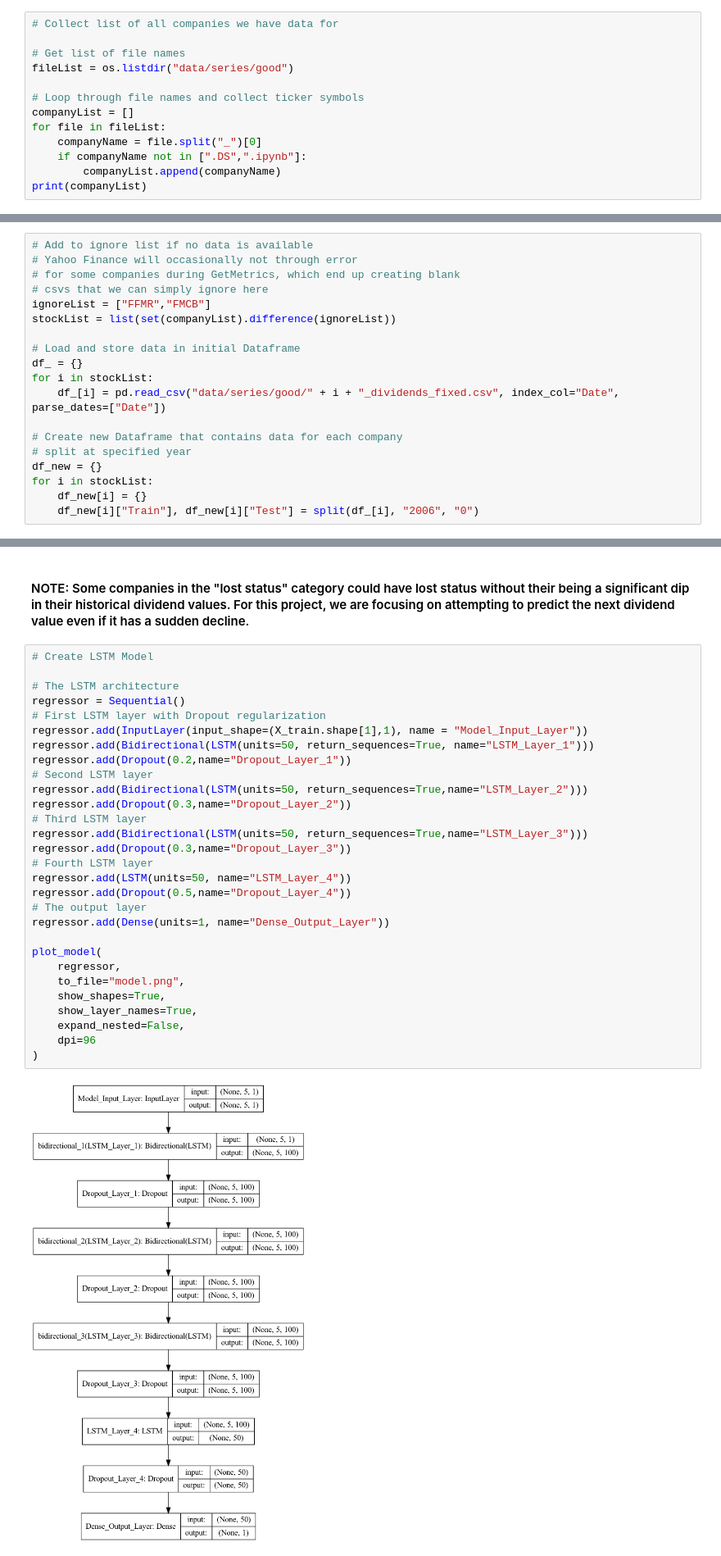
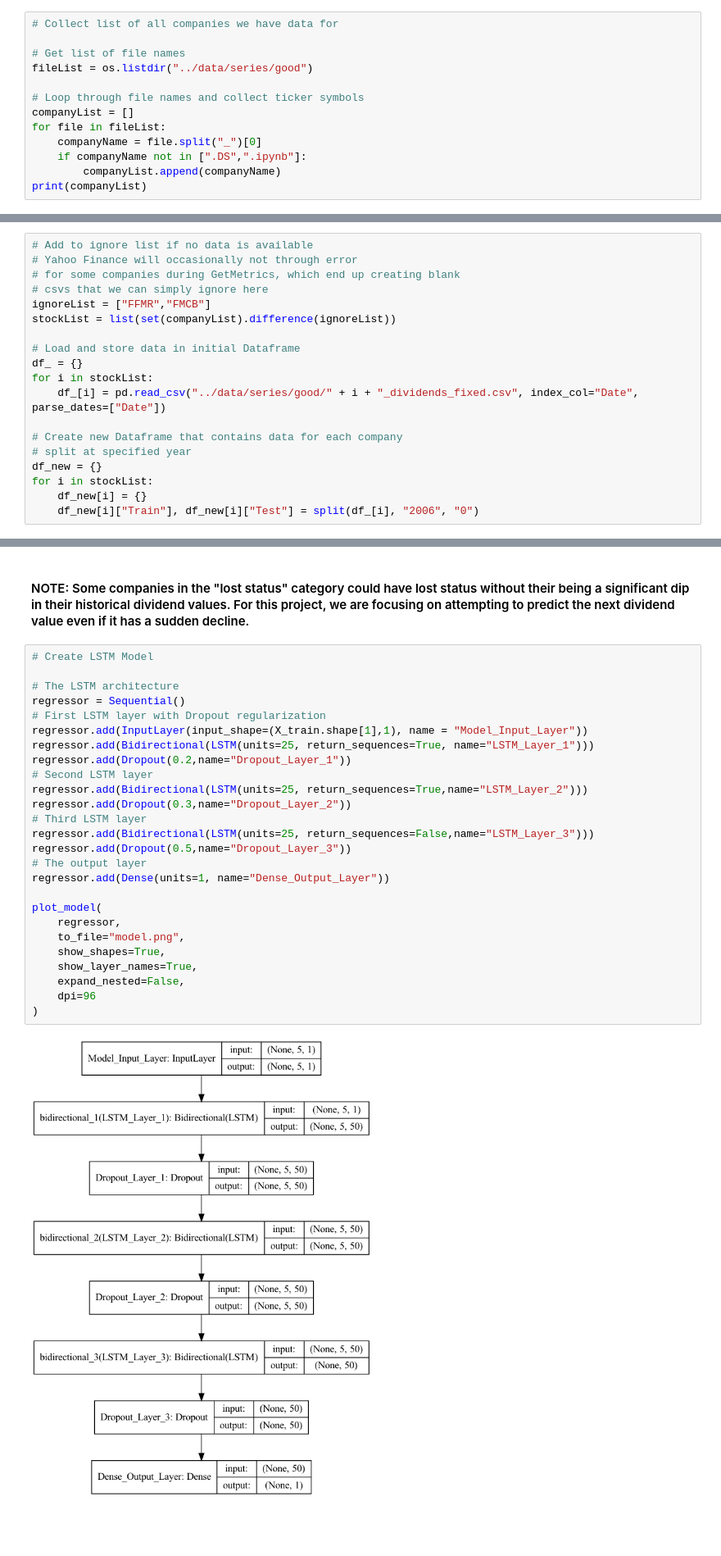
Before and after one commit to danpelis/DividendChampionPredictor, a Jupyter notebook: LSTM/LSTM.ipynb, the cells around one changed output, grey strips where cells are left out. Shown at 82% size. Cells and saved outputs as stored; diff of their text form; blank space fills up the shorter version.

Commit message:
updated LSTM and model png

```diff
--- a/LSTM/LSTM.ipynb
+++ b/LSTM/LSTM.ipynb
@@ -39,7 +39,7 @@ def split(dataframe, border, col):
 # Collect list of all companies we have data for
 
 # Get list of file names
-fileList = os.listdir("data/series/good")
+fileList = os.listdir("../data/series/good")
 
 # Loop through file names and collect ticker symbols
 companyList = []
@@ -61,7 +61,7 @@ stockList = list(set(companyList).difference(ignoreList))
 # Load and store data in initial Dataframe
 df_ = {}
 for i in stockList:
-    df_[i] = pd.read_csv("data/series/good/" + i + "_dividends_fixed.csv", index_col="Date", parse_dates=["Date"])
+    df_[i] = pd.read_csv("../data/series/good/" + i + "_dividends_fixed.csv", index_col="Date", parse_dates=["Date"])
 
 # Create new Dataframe that contains data for each company
 # split at specified year
@@ -238,34 +238,31 @@ plt.show()
 # %%
 # Create LSTM Model
 
 # The LSTM architecture
 regressor = Sequential()
 # First LSTM layer with Dropout regularization
 regressor.add(InputLayer(input_shape=(X_train.shape[1],1), name = "Model_Input_Layer"))
-regressor.add(Bidirectional(LSTM(units=50, return_sequences=True, name="LSTM_Layer_1")))
+regressor.add(Bidirectional(LSTM(units=25, return_sequences=True, name="LSTM_Layer_1")))
 regressor.add(Dropout(0.2,name="Dropout_Layer_1"))
 # Second LSTM layer
-regressor.add(Bidirectional(LSTM(units=50, return_sequences=True,name="LSTM_Layer_2")))
+regressor.add(Bidirectional(LSTM(units=25, return_sequences=True,name="LSTM_Layer_2")))
 regressor.add(Dropout(0.3,name="Dropout_Layer_2"))
 # Third LSTM layer
-regressor.add(Bidirectional(LSTM(units=50, return_sequences=True,name="LSTM_Layer_3")))
-regressor.add(Dropout(0.3,name="Dropout_Layer_3"))
-# Fourth LSTM layer
-regressor.add(LSTM(units=50, name="LSTM_Layer_4"))
-regressor.add(Dropout(0.5,name="Dropout_Layer_4"))
+regressor.add(Bidirectional(LSTM(units=25, return_sequences=False,name="LSTM_Layer_3")))
+regressor.add(Dropout(0.5,name="Dropout_Layer_3"))
 # The output layer
 regressor.add(Dense(units=1, name="Dense_Output_Layer"))
 
 plot_model(
     regressor,
     to_file="model.png",
     show_shapes=True,
     show_layer_names=True,
     expand_nested=False,
     dpi=96
 )
 # %% [output]
-[figure, old version]
+[figure, new version]
 # %%
 %%time
 # Compiling the RNN
```
Also changed, not shown: parts of 4 cells of this notebook, 1 other file.
